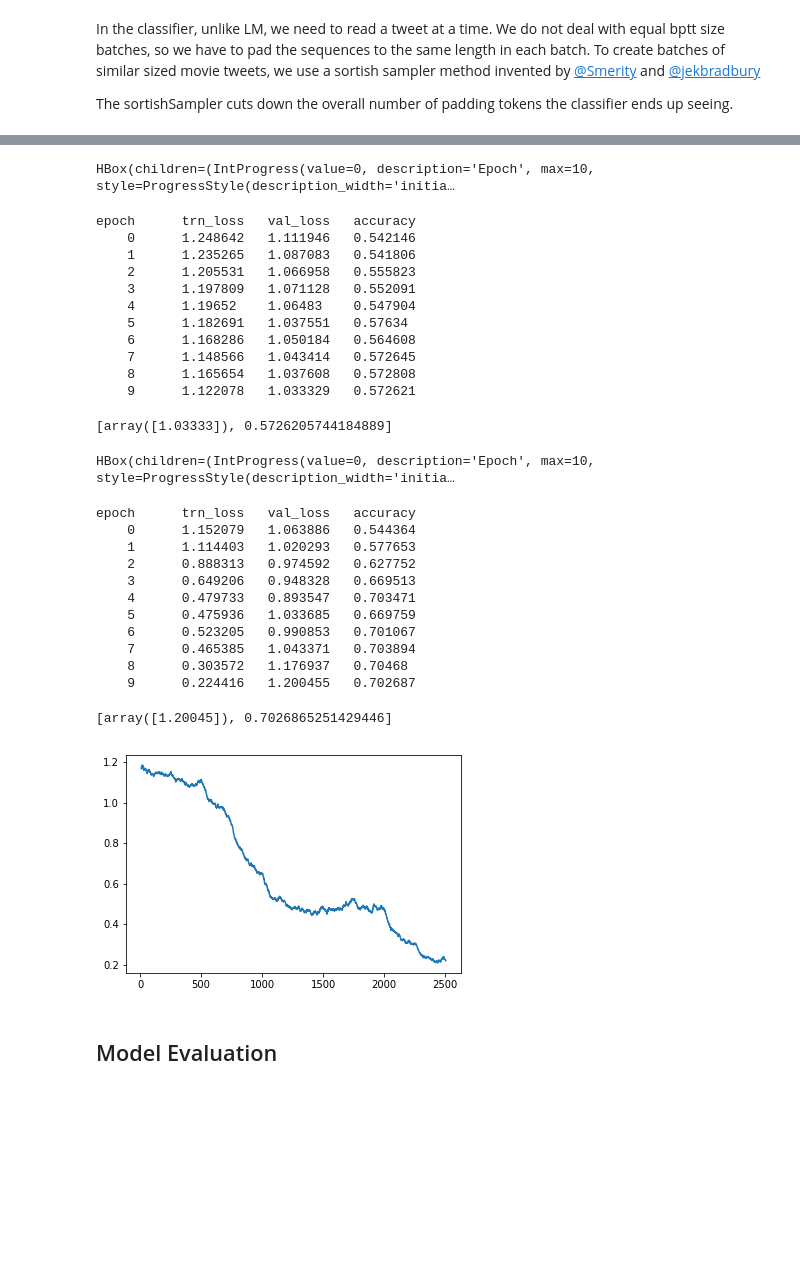
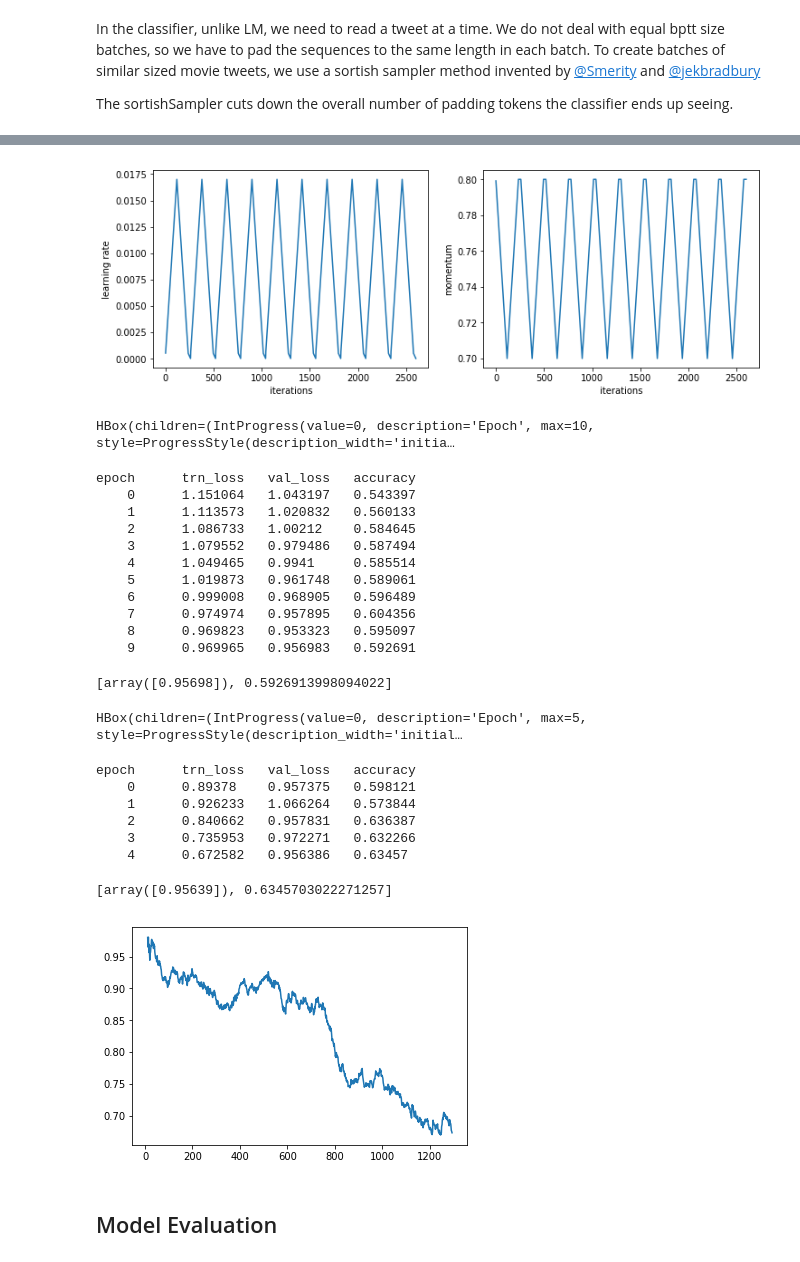
Before and after one commit to dpalominop/ULMFit, a Jupyter notebook: Classifier.ipynb, the cells around one changed output, grey strips where cells are left out. Cells and saved outputs as stored; diff of their text form; code cells hidden in the pictures; blank space fills up the shorter version.

```diff
--- a/Classifier.ipynb
+++ b/Classifier.ipynb
@@ -22,7 +22,7 @@ from sklearn.metrics import f1_score, confusion_matrix
 
 np.random.seed(52)
 # %%
-YEAR='2018'
+YEAR='2017'
 DATA_PATH=Path('./DATA/'+YEAR)
 # DATA_PATH=Path('./data/election_tweets')
 
@@ -676,4 +665,5 @@ HBox(children=(IntProgress(value=0, description='Epoch', max=2, style=ProgressSt
 # %%
-lr= 15e-4
+lr= 17e-3
 lrm = 2.6
 lrs = np.array([lr/(lrm**4), lr/(lrm**3), lr/(lrm**2), lr/lrm, lr])
+print(lrs)
@@ -680,3 +672,4 @@ lrs = np.array([lr/(lrm**4), lr/(lrm**3), lr/(lrm**2), lr/lrm, lr])
 # %%
-learn.fit(lrs, 5, wds=wd, cycle_len=1, use_clr_beta=(32,10,0.8,0.7), best_save_name='clas2_0')
+wd = 1e-7
+learn.fit(lrs, 10, wds=wd, cycle_len=1, use_clr_beta=(32,10,0.8,0.7), best_save_name='clas2_0')
 # %% [output]
@@ -691 +689,5 @@ epoch      trn_loss   val_loss   accuracy
+# %%
+learn.sched.plot_lr()
+# %% [output]
+[figure, added]
 # %%
@@ -697,14 +700,14 @@ learn.fit(lrs, 10, wds=wd, cycle_len=1, use_clr_beta=(32,10,0.8,0.7),  best_save
 # %% [output]
 HBox(children=(IntProgress(value=0, description='Epoch', max=10, style=ProgressStyle(description_width='initia…
 epoch      trn_loss   val_loss   accuracy
-    0      1.248642   1.111946   0.542146
-    1      1.235265   1.087083   0.541806
-    2      1.205531   1.066958   0.555823
-    3      1.197809   1.071128   0.552091
-    4      1.19652    1.06483    0.547904
-    5      1.182691   1.037551   0.57634
-    6      1.168286   1.050184   0.564608
-    7      1.148566   1.043414   0.572645
-    8      1.165654   1.037608   0.572808
-    9      1.122078   1.033329   0.572621
+    0      1.151064   1.043197   0.543397
+    1      1.113573   1.020832   0.560133
+    2      1.086733   1.00212    0.584645
+    3      1.079552   0.979486   0.587494
+    4      1.049465   0.9941     0.585514
+    5      1.019873   0.961748   0.589061
+    6      0.999008   0.968905   0.596489
+    7      0.974974   0.957895   0.604356
+    8      0.969823   0.953323   0.595097
+    9      0.969965   0.956983   0.592691
-[array([1.03333]), 0.5726205744184889]
+[array([0.95698]), 0.5926913998094022]
@@ -713,26 +717,22 @@ learn.load('clas2_1')
 # %%
 learn.unfreeze()
 # %%
-learn.fit(lr, 2, cycle_len=5, use_clr_beta=(32,10,0.8,0.7), best_save_name='final')
+learn.fit(lrs, 1, cycle_len=5, use_clr_beta=(32,10,0.8,0.7), best_save_name='final')
 # %% [output]
-HBox(children=(IntProgress(value=0, description='Epoch', max=10, style=ProgressStyle(description_width='initia…
+HBox(children=(IntProgress(value=0, description='Epoch', max=5, style=ProgressStyle(description_width='initial…
 epoch      trn_loss   val_loss   accuracy
-    0      1.152079   1.063886   0.544364
-    1      1.114403   1.020293   0.577653
-    2      0.888313   0.974592   0.627752
-    3      0.649206   0.948328   0.669513
-    4      0.479733   0.893547   0.703471
-    5      0.475936   1.033685   0.669759
-    6      0.523205   0.990853   0.701067
-    7      0.465385   1.043371   0.703894
-    8      0.303572   1.176937   0.70468
-    9      0.224416   1.200455   0.702687
+    0      0.89378    0.957375   0.598121
+    1      0.926233   1.066264   0.573844
+    2      0.840662   0.957831   0.636387
+    3      0.735953   0.972271   0.632266
+    4      0.672582   0.956386   0.63457
-[array([1.20045]), 0.7026865251429446]
+[array([0.95639]), 0.6345703022271257]
 # %%
+learn.save('final')
 learn.load('final')
 learn.sched.plot_loss()
 # %% [output]
-[figure, old version]
+[figure, new version]
 # %% [markdown]
 ## Model Evaluation
 # %%
```
Also changed, not shown: parts of 39 cells of this notebook, 1 other file.
